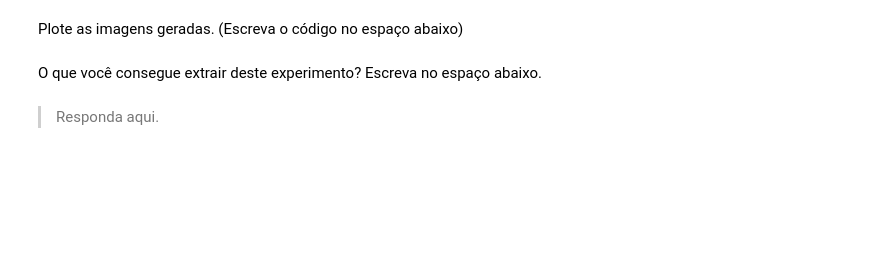
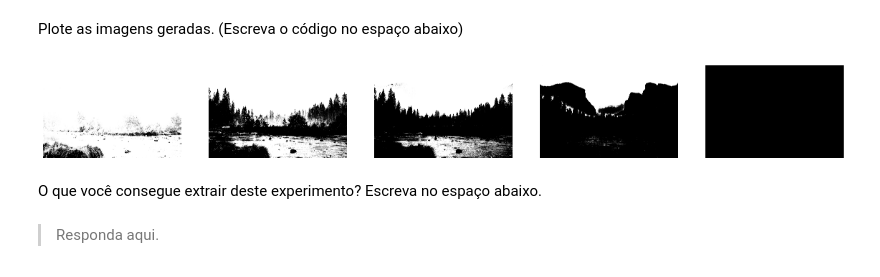
Before and after one commit to rafaelsequiguti/labs, a Jupyter notebook: code_02.ipynb, the cells around one changed output. Saved outputs shown, nothing was run; the diff lists cells and outputs as text; code cells hidden in the pictures; blank space fills up the shorter version.

```diff
--- a/code_02.ipynb
+++ b/code_02.ipynb
@@ -143,5 +135,50 @@ plt.imshow(arr)
+# %%
+img_cinza_100[img_cinza_100 > 100] = 255
+img_cinza_100[img_cinza_100 < 100] = 0
+plt.imshow(Image.fromarray(img_cinza_100))
+plt.show()
+# %%
+img_cinza_145[img_cinza_145 > 145] = 255
+img_cinza_145[img_cinza_145 < 145] = 0
+plt.imshow(Image.fromarray(img_cinza_145))
+plt.show()
+# %%
+img_cinza_200[img_cinza_200 > 200] = 255
+img_cinza_200[img_cinza_200 < 200] = 0
+plt.imshow(Image.fromarray(img_cinza_200))
+plt.show()
+# %%
+img_cinza_245[img_cinza_245 > 245] = 255
+img_cinza_245[img_cinza_245 < 245] = 0
+plt.imshow(Image.fromarray(img_cinza_245))
+plt.show()
 # %% [markdown]
 Plote as imagens geradas. (Escreva o código no espaço abaixo)
+# %%
+plt.figure(figsize=(20,4))
+plt.subplot(151)
+plt.axis('off')
+plt.imshow(Image.fromarray(img_cinza_45))
+
+plt.subplot(152)
+plt.axis('off')
+plt.imshow(Image.fromarray(img_cinza_100))
+
+plt.subplot(153)
+plt.axis('off')
+plt.imshow(Image.fromarray(img_cinza_145))
+
+plt.subplot(154)
+plt.axis('off')
+plt.imshow(Image.fromarray(img_cinza_200))
+
+plt.subplot(155)
+plt.axis('off')
+plt.imshow(Image.fromarray(img_cinza_245))
+
+plt.show()
+# %% [output]
+[figure, added]
 # %% [markdown]
 O que você consegue extrair deste experimento? Escreva no espaço abaixo.
 # %% [markdown]
```
Also changed, not shown: parts of 10 cells of this notebook.
